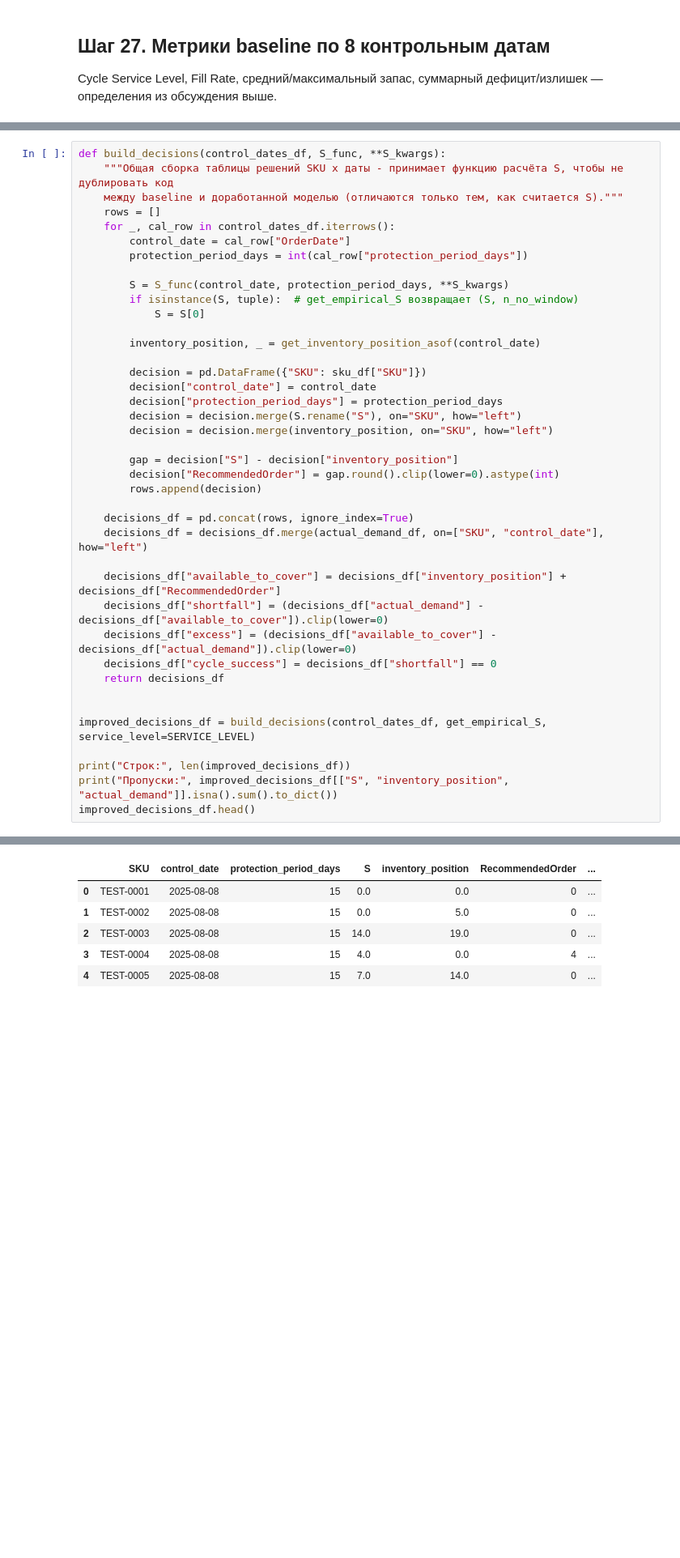
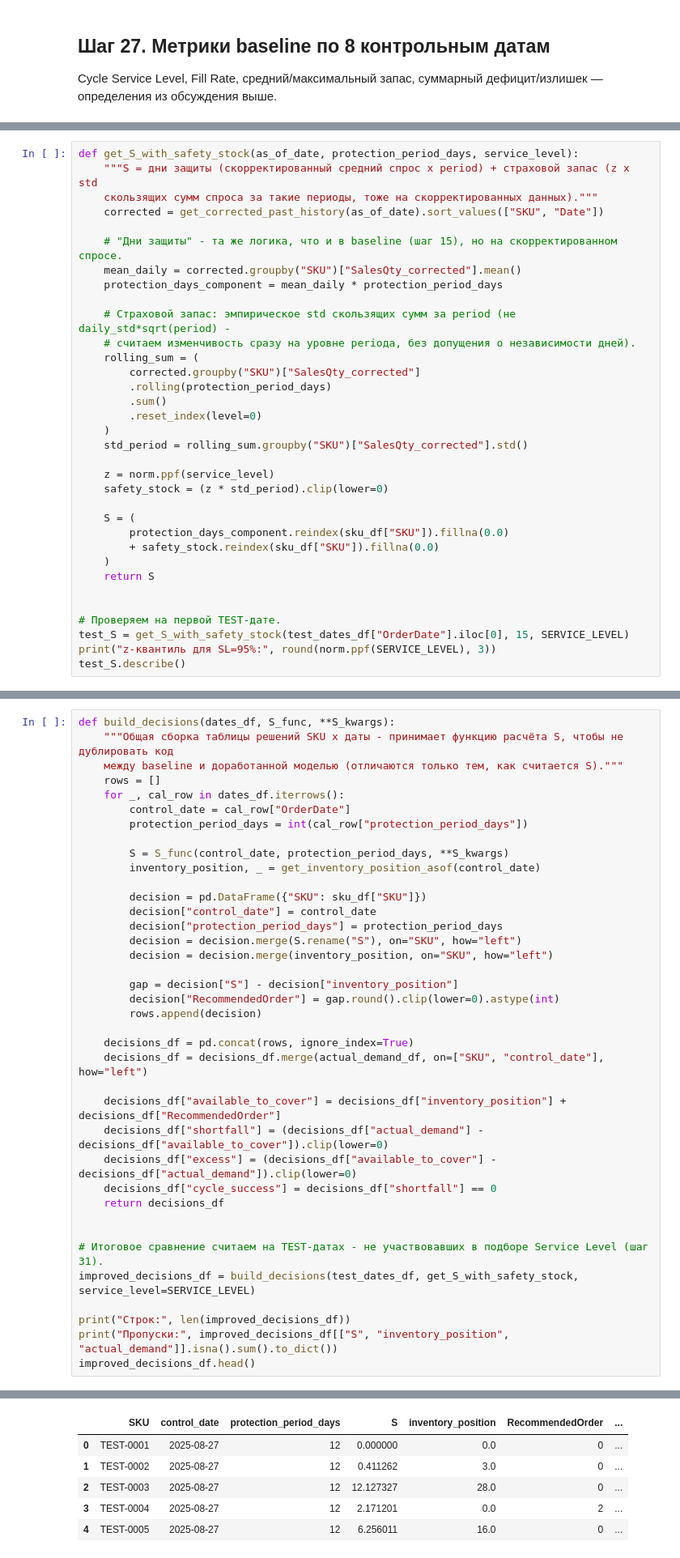
Before and after one commit to Viktor-VK/reorder-model, a Jupyter notebook: notebooks/reorder_model.ipynb, the cells around one changed output, grey strips where cells are left out. Shown at 81% size. Drawn from its saved outputs; the diff is of its cells as text; blank space fills up the shorter version.

```diff
--- a/notebooks/reorder_model.ipynb
+++ b/notebooks/reorder_model.ipynb
@@ -751,0 +776,34 @@ Name: S, dtype: float64
+# %%
+def get_S_with_safety_stock(as_of_date, protection_period_days, service_level):
+    """S = дни защиты (скорректированный средний спрос x period) + страховой запас (z x std
+    скользящих сумм спроса за такие периоды, тоже на скорректированных данных)."""
+    corrected = get_corrected_past_history(as_of_date).sort_values(["SKU", "Date"])
+
+    # "Дни защиты" - та же логика, что и в baseline (шаг 15), но на скорректированном спросе.
+    mean_daily = corrected.groupby("SKU")["SalesQty_corrected"].mean()
+    protection_days_component = mean_daily * protection_period_days
+
+    # Страховой запас: эмпирическое std скользящих сумм за period (не daily_std*sqrt(period) -
+    # считаем изменчивость сразу на уровне periода, без допущения о независимости дней).
+    rolling_sum = (
+        corrected.groupby("SKU")["SalesQty_corrected"]
+        .rolling(protection_period_days)
+        .sum()
+        .reset_index(level=0)
+    )
+    std_period = rolling_sum.groupby("SKU")["SalesQty_corrected"].std()
+
+    z = norm.ppf(service_level)
+    safety_stock = (z * std_period).clip(lower=0)
+
+    S = (
+        protection_days_component.reindex(sku_df["SKU"]).fillna(0.0)
+        + safety_stock.reindex(sku_df["SKU"]).fillna(0.0)
+    )
+    return S
+
+
+# Проверяем на первой TEST-дате.
+test_S = get_S_with_safety_stock(test_dates_df["OrderDate"].iloc[0], 15, SERVICE_LEVEL)
+print("z-квантиль для SL=95%:", round(norm.ppf(SERVICE_LEVEL), 3))
+test_S.describe()
@@ -756,16 +825,13 @@ Name: S, dtype: float64
 # %%
-def build_decisions(control_dates_df, S_func, **S_kwargs):
+def build_decisions(dates_df, S_func, **S_kwargs):
     """Общая сборка таблицы решений SKU x даты - принимает функцию расчёта S, чтобы не дублировать код
     между baseline и доработанной моделью (отличаются только тем, как считается S)."""
     rows = []
-    for _, cal_row in control_dates_df.iterrows():
+    for _, cal_row in dates_df.iterrows():
         control_date = cal_row["OrderDate"]
         protection_period_days = int(cal_row["protection_period_days"])
 
         S = S_func(control_date, protection_period_days, **S_kwargs)
-        if isinstance(S, tuple):  # get_empirical_S возвращает (S, n_no_window)
-            S = S[0]
-
         inventory_position, _ = get_inventory_position_asof(control_date)
 
         decision = pd.DataFrame({"SKU": sku_df["SKU"]})
@@ -788,7 +854,8 @@ def build_decisions(control_dates_df, S_func, **S_kwargs):
     return decisions_df
 
 
-improved_decisions_df = build_decisions(control_dates_df, get_empirical_S, service_level=SERVICE_LEVEL)
+# Итоговое сравнение считаем на TEST-датах - не участвовавших в подборе Service Level (шаг 31).
+improved_decisions_df = build_decisions(test_dates_df, get_S_with_safety_stock, service_level=SERVICE_LEVEL)
 
 print("Строк:", len(improved_decisions_df))
 print("Пропуски:", improved_decisions_df[["S", "inventory_position", "actual_demand"]].isna().sum().to_dict())
@@ -798,10 +865,10 @@ improved_decisions_df.head()
 Пропуски: {'S': 0, 'inventory_position': 0, 'actual_demand': 0}
 |  | SKU | control_date | protection_period_days | S | inventory_position | RecommendedOrder | ... |
-| 0 | TEST-0001 | 2025-08-08 | 15 | 0.0 | 0.0 | 0 | ... |
-| 1 | TEST-0002 | 2025-08-08 | 15 | 0.0 | 5.0 | 0 | ... |
-| 2 | TEST-0003 | 2025-08-08 | 15 | 14.0 | 19.0 | 0 | ... |
-| 3 | TEST-0004 | 2025-08-08 | 15 | 4.0 | 0.0 | 4 | ... |
-| 4 | TEST-0005 | 2025-08-08 | 15 | 7.0 | 14.0 | 0 | ... |
+| 0 | TEST-0001 | 2025-08-27 | 12 | 0.000000 | 0.0 | 0 | ... |
+| 1 | TEST-0002 | 2025-08-27 | 12 | 0.411262 | 3.0 | 0 | ... |
+| 2 | TEST-0003 | 2025-08-27 | 12 | 12.127327 | 28.0 | 0 | ... |
+| 3 | TEST-0004 | 2025-08-27 | 12 | 2.171201 | 0.0 | 2 | ... |
+| 4 | TEST-0005 | 2025-08-27 | 12 | 6.256011 | 16.0 | 0 | ... |
 # %% [markdown]
 ## Шаг 30. Сравнение с baseline
 
```
Also changed, not shown: parts of 26 cells of this notebook, 2 other files.
